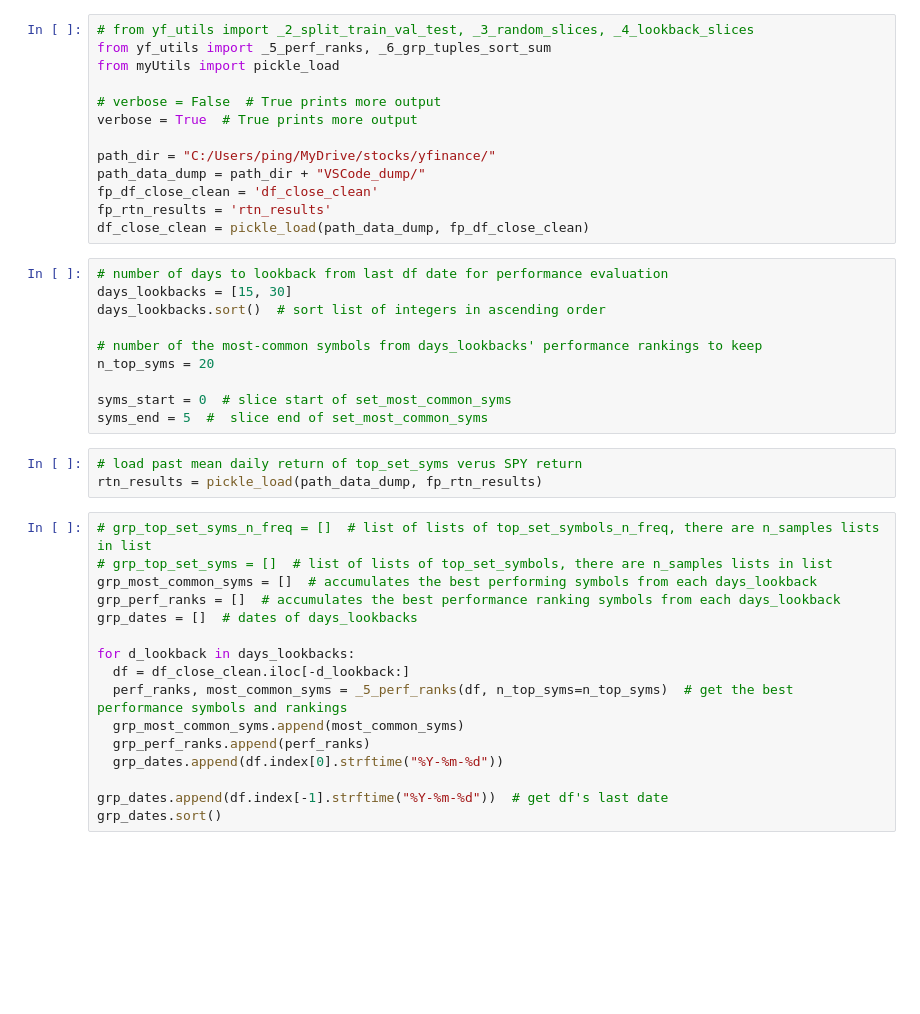
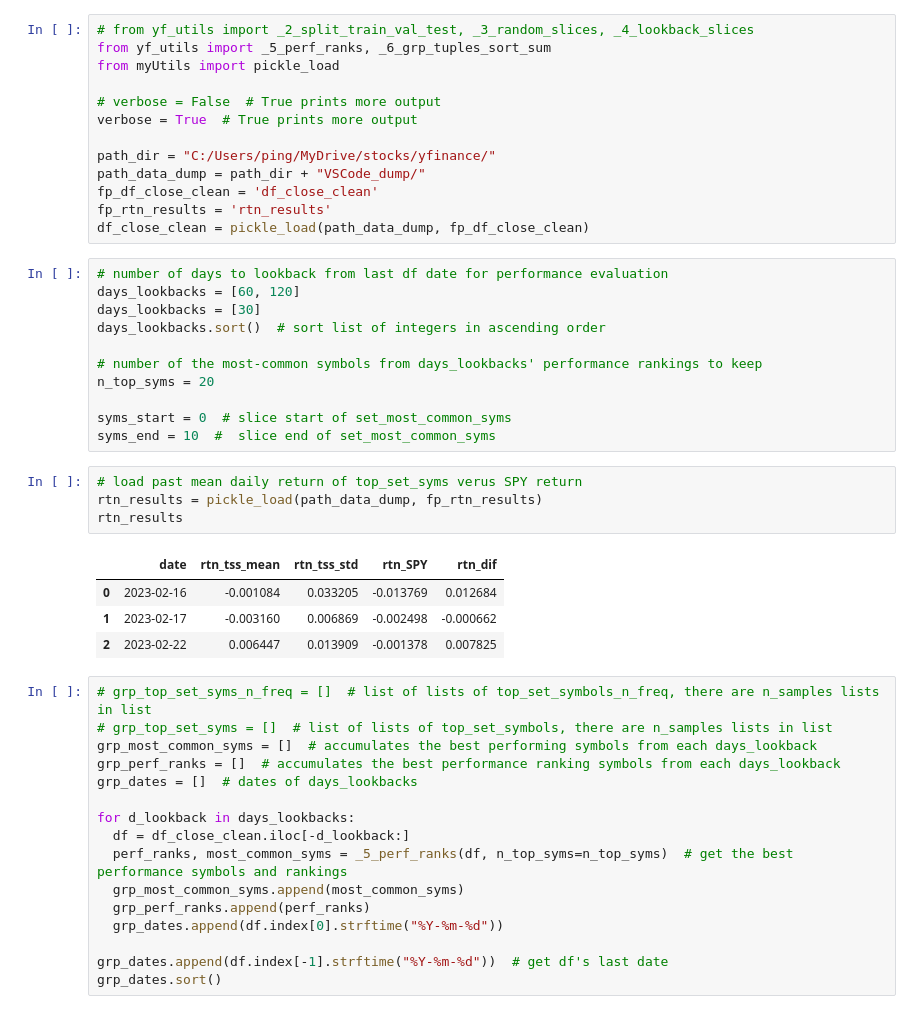
Before and after one commit to pympk/py379, a Jupyter notebook: yf_8.ipynb, the cells around one changed output. Drawn from its saved outputs; the diff is of its cells as text; blank space fills up the shorter version.

```diff
--- a/yf_8.ipynb
+++ b/yf_8.ipynb
@@ -13,17 +13,24 @@ fp_rtn_results = 'rtn_results'
 df_close_clean = pickle_load(path_data_dump, fp_df_close_clean)
 # %%
 # number of days to lookback from last df date for performance evaluation
-days_lookbacks = [15, 30]
+days_lookbacks = [60, 120]
+days_lookbacks = [30]
 days_lookbacks.sort()  # sort list of integers in ascending order
 
 # number of the most-common symbols from days_lookbacks' performance rankings to keep
 n_top_syms = 20
 
 syms_start = 0  # slice start of set_most_common_syms
-syms_end = 5  #  slice end of set_most_common_syms
+syms_end = 10  #  slice end of set_most_common_syms
 # %%
 # load past mean daily return of top_set_syms verus SPY return
 rtn_results = pickle_load(path_data_dump, fp_rtn_results)
+rtn_results
+# %% [output]
+|  | date | rtn_tss_mean | rtn_tss_std | rtn_SPY | rtn_dif |
+| 0 | 2023-02-16 | -0.001084 | 0.033205 | -0.013769 | 0.012684 |
+| 1 | 2023-02-17 | -0.003160 | 0.006869 | -0.002498 | -0.000662 |
+| 2 | 2023-02-22 | 0.006447 | 0.013909 | -0.001378 | 0.007825 |
 # %%
 # grp_top_set_syms_n_freq = []  # list of lists of top_set_symbols_n_freq, there are n_samples lists in list
 # grp_top_set_syms = []  # list of lists of top_set_symbols, there are n_samples lists in list
```
Also changed, not shown: parts of 19 cells of this notebook, 4 other files.
